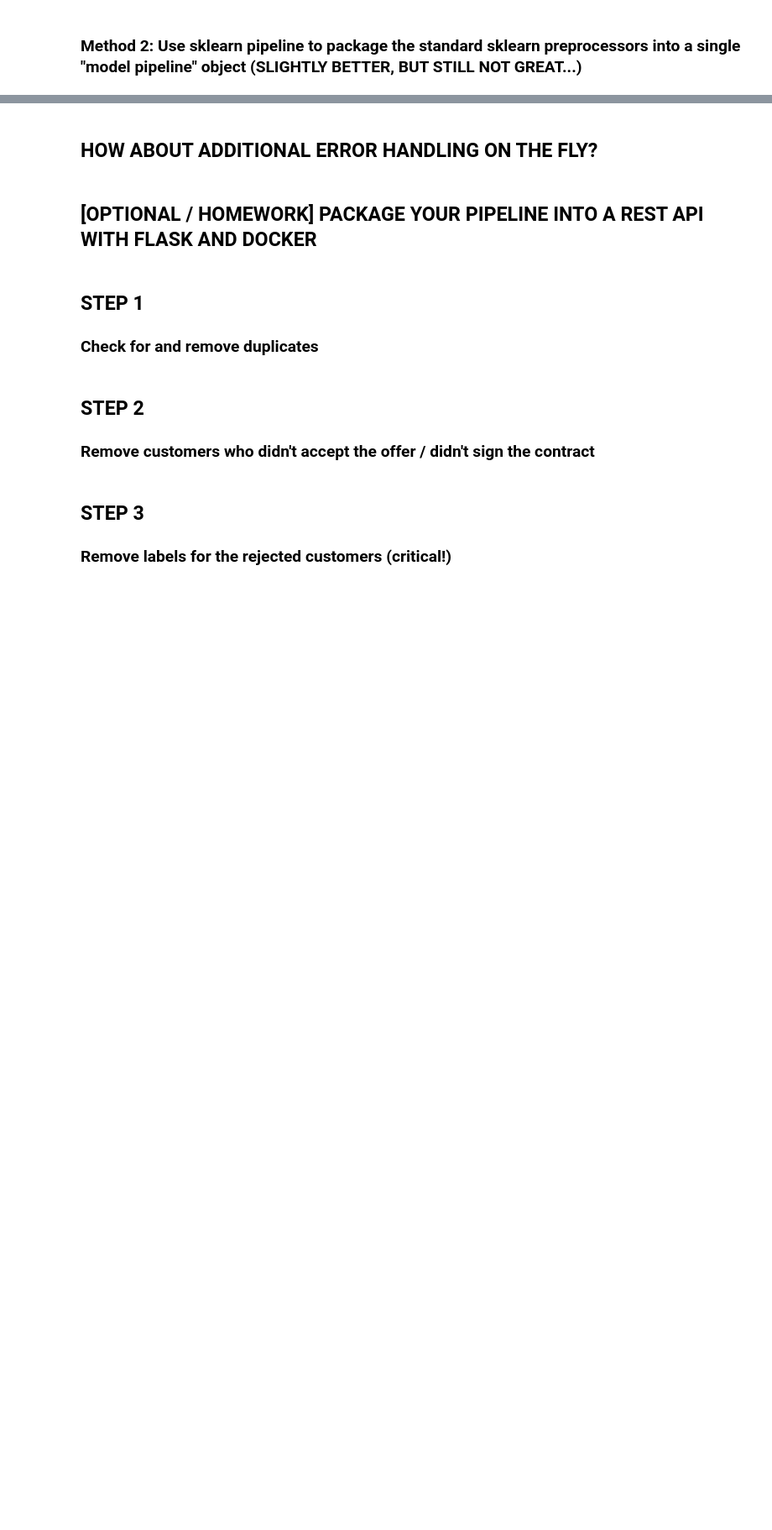
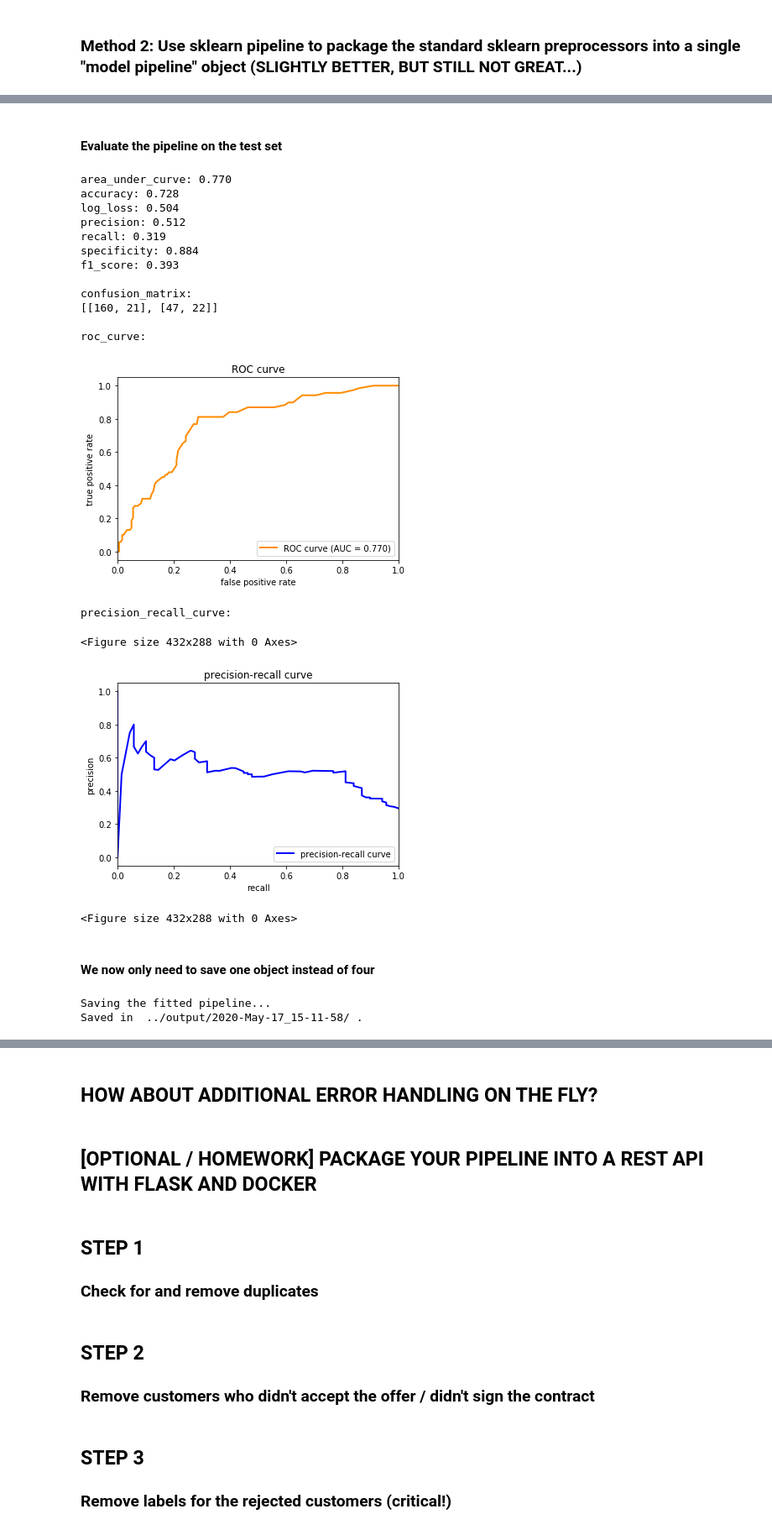
Before and after one commit to tsekulski/ml-in-production, a Jupyter notebook: notebooks/ml-in-production.ipynb, the cells around one changed output, grey strips where cells are left out. Shown at 84% size. Drawn from its saved outputs; the diff is of its cells as text; code cells hidden in the pictures; blank space fills up the shorter version.

Commit message:
add standard pipeline steps

```diff
--- a/notebooks/ml-in-production.ipynb
+++ b/notebooks/ml-in-production.ipynb
@@ -941,0 +964,6 @@ It worked!
+# %%
+# We can chain together the last four steps of our "predict" workflow into a single pipeline like this:
+standard_pipeline = Pipeline([('ohe', DictVectorizer()),
+                              ('imputation', Imputer(missing_values='NaN', strategy='most_frequent')),
+                              ('scaling', StandardScaler(with_mean=False)),
+                              ('classifier', RF_clf)])
@@ -941,0 +972,3 @@ It worked!
+# %%
+# We can then fit (train) the pipeline on our training data - directly after having done the train/test split:
+standard_pipeline.fit(X_train.to_dict(orient='records'), y_train)
@@ -941,0 +982,32 @@ It worked!
+# %% [markdown]
+#### Evaluate the pipeline on the test set
+# %%
+validate(standard_pipeline, X_test.to_dict(orient='records'), y_test)
+# %% [output]
+area_under_curve: 0.770
+accuracy: 0.728
+log_loss: 0.504
+precision: 0.512
+recall: 0.319
+specificity: 0.884
+f1_score: 0.393
+
+confusion_matrix:
+[[160, 21], [47, 22]]
+
+roc_curve:
+[figure, added]
+precision_recall_curve:
+<Figure size 432x288 with 0 Axes>
+[figure, added]
+<Figure size 432x288 with 0 Axes>
+# %% [markdown]
+#### We now only need to save one object instead of four
+# %%
+# Save the fitted pipeline to a directory
+print('Saving the fitted pipeline...')
+joblib.dump(standard_pipeline, dirName+'standard_pipeline/standard_pipeline.pkl')
+print('Saved in ', dirName, '.')
+# %% [output]
+Saving the fitted pipeline...
+Saved in  ../output/2020-May-17_15-11-58/ .
```
Also changed, not shown: parts of 12 cells of this notebook.
